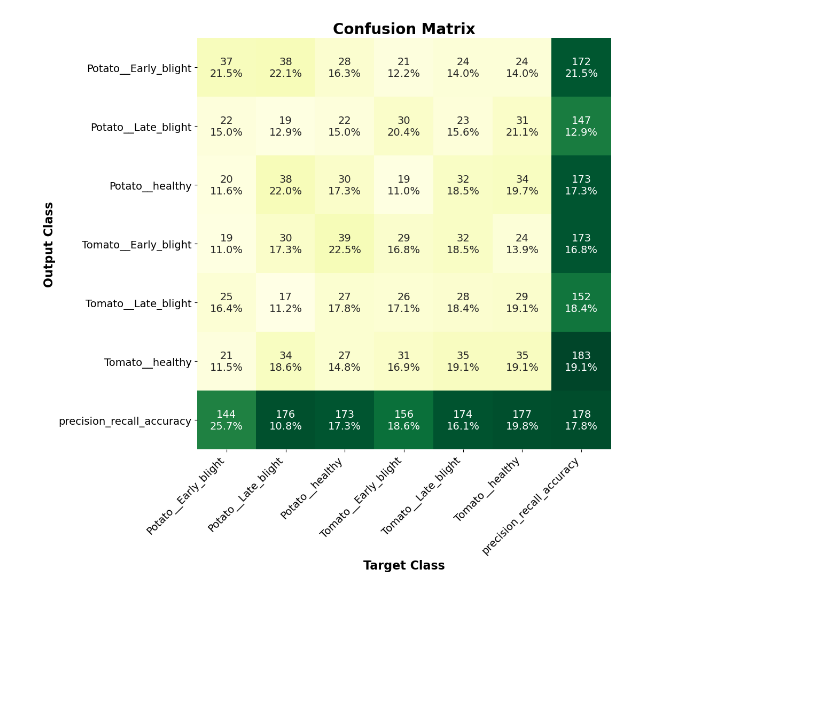
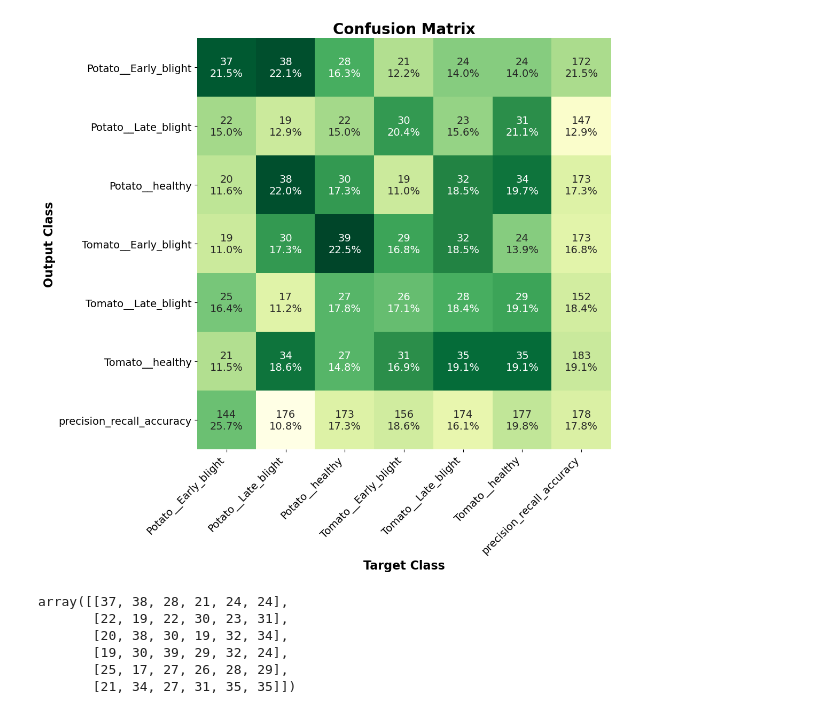
Before and after one commit to rjarman/visualizations, a Jupyter notebook: confusion_matrix.ipynb, the cells around one changed output. Drawn from its saved outputs; the diff is of its cells as text; code cells hidden in the pictures; blank space fills up the shorter version.

Commit message:
fix: memory leak bug fixes for list

```diff
--- a/confusion_matrix.ipynb
+++ b/confusion_matrix.ipynb
@@ -8,10 +8,13 @@ from sklearn.metrics import confusion_matrix
 
 np.random.seed(46) # for consistent result
 
-def c_m_visualize(c_m, labels, is_num_class=False, extra_r_c_label='precision_recall_accuracy', row_title='Target Class', col_title='Output Class', fig_title='Confusion Matrix', color_bar=False, color_map='YlGn', figsize=(10, 10)):
+def c_m_visualize(y_true, y_pred, labels, size, is_num_class=False, extra_r_c_label='precision_recall_accuracy', row_title='Target Class', col_title='Output Class', fig_title='Confusion Matrix', color_bar=False, color_map='YlGn', figsize=(10, 10)) -> np.array:
     """
-    c_m: confusion matrix
+    src: https://gist.github.com/rjarman/b2a5e00e65ba22554f2d1f4a07fc9532#file-c_m_visualization-py
+    y_true: test classes
+    y_pred: predicted classes
     labels: list of labels
+    size: size of y_true or y_pred
     is_num_class: It indicates that whether a heatmap generates depends on numbers of classes or percentages
     extra_r_c_label: extra column and row label for precision, recall, support and accuracy as a str
     row_title: horizontal title of the figure
@@ -21,10 +24,12 @@ def c_m_visualize(c_m, labels, is_num_class=False, extra_r_c_label='precision_re
     color_map: supported color map for sns.heatmap
     figsize: size of the figure
 
+    return: confusion matrix as numpy.ndarray
+
     Examle:
     labels = ['Potato__Early_blight', 'Potato__Late_blight', 'Potato__healthy', 'Tomato__Early_blight', 'Tomato__Late_blight', 'Tomato__healthy']
-    c_m_visualize(confusion_matrix(y_true, y_pred, labels=list(range(0, len(labels)))), labels)
-    c_m_visualize(confusion_matrix(y_true, y_pred, labels=list(range(0, len(labels)))), labels, is_num_class=True)
+    c_m_visualize(y_true, y_pred, labels, len(y_true))
+    c_m_visualize(y_true, y_pred, labels, len(y_true), is_num_class=True)
     """
     params = {
         'figure.figsize': figsize,
@@ -38,13 +43,17 @@ def c_m_visualize(c_m, labels, is_num_class=False, extra_r_c_label='precision_re
     }
     pylab.rcParams.update(params)
 
+    labels = list(labels)
+    c_m = confusion_matrix(y_true=y_true, y_pred=y_pred, labels=list(range(len(labels))))
+    c_m_ret = np.array(c_m)
+
     c_m_sum = np.sum(c_m, axis=1, keepdims=True)
     prediction_rate = c_m / c_m_sum.astype(float) * 100
     row_wise_sum = c_m.sum(axis=0)
     col_wise_sum = c_m.sum(axis=1)
     total_true_pos = c_m.diagonal()
 
-    accuracy = total_true_pos.sum() / len(y_true) * 100
+    accuracy = total_true_pos.sum() / size * 100
     precision = total_true_pos / col_wise_sum * 100
     recall = total_true_pos / row_wise_sum * 100
 
@@ -65,36 +74,43 @@ def c_m_visualize(c_m, labels, is_num_class=False, extra_r_c_label='precision_re
 
     annotation = np.concatenate((annotation, [list(map(lambda data: '%d\n%.1f%%' % (data[0], data[1]), recall))]), axis=0)
     annotation = np.concatenate((annotation, np.array([list(map(lambda data: '%d\n%.1f%%' % (data[0], data[1]), precision))]).T), axis=1)
+
     labels.append(extra_r_c_label)
 
     c_m = np.concatenate((c_m, [recall[:, 0]]), axis=0) if is_num_class else np.concatenate((c_m, [recall[:, 1]]), axis=0)
     c_m = np.concatenate((c_m, np.array([precision[:, 0]]).T), axis=1) if is_num_class else np.concatenate((c_m, np.array([precision[:, 1]]).T), axis=1)
 
     c_m = pd.DataFrame(c_m, index=labels, columns=labels)
     c_m.index.name = col_title
     c_m.columns.name = row_title
 
     heatmap = sns.heatmap(c_m, annot=annotation, fmt='', cbar=color_bar, cmap=color_map)
     heatmap.set_xticklabels(heatmap.get_xticklabels(), rotation=45, horizontalalignment='right')
     plt.title(fig_title)
     plt.show()
+    return c_m_ret
 
 # generate random true data for 6 classes
 y_true = np.random.randint(0, 6, 1000)
 # generate random predicted data for 6 classes
 y_pred = np.random.randint(0, 6, 1000)
 
 # labeling the classes as follows
 labels = [
   'Potato__Early_blight',
   'Potato__Late_blight',
   'Potato__healthy',
   'Tomato__Early_blight',
   'Tomato__Late_blight',
   'Tomato__healthy'
 ]
-
-# c_m_visualize(confusion_matrix(y_true, y_pred, labels=list(range(0, len(labels)))), labels)
-c_m_visualize(confusion_matrix(y_true, y_pred, labels=list(range(0, len(labels)))), labels, is_num_class=True)
+c_m_visualize(y_true, y_pred, labels, len(y_true))
+# c_m_visualize(y_true, y_pred, labels, len(y_true), is_num_class=True)
 # %% [output]
-[figure, old version]
+[figure, new version]
+array([[37, 38, 28, 21, 24, 24],
+       [22, 19, 22, 30, 23, 31],
+       [20, 38, 30, 19, 32, 34],
+       [19, 30, 39, 29, 32, 24],
+       [25, 17, 27, 26, 28, 29],
+       [21, 34, 27, 31, 35, 35]])
```
Also changed, not shown: parts of 1 cell of this notebook.
